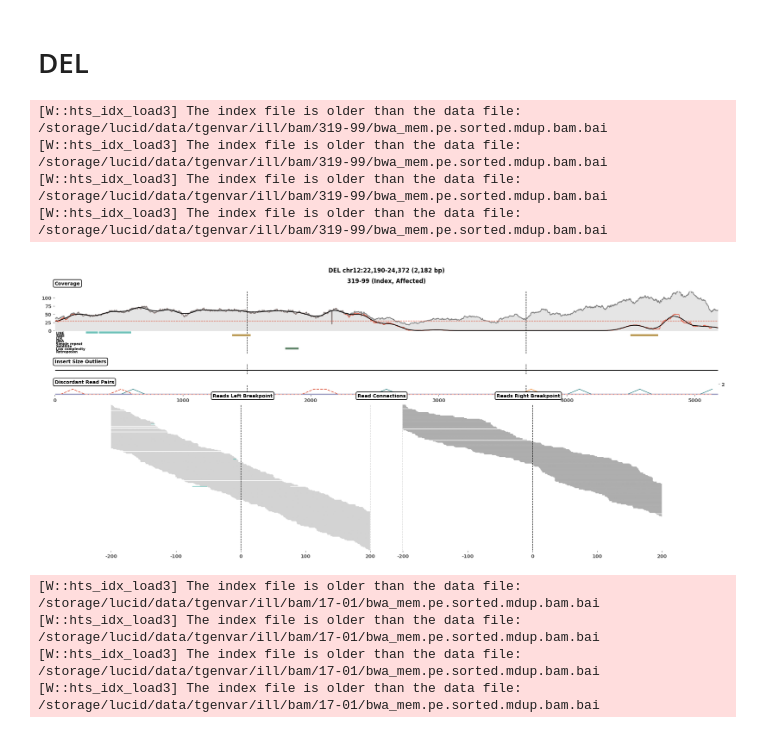
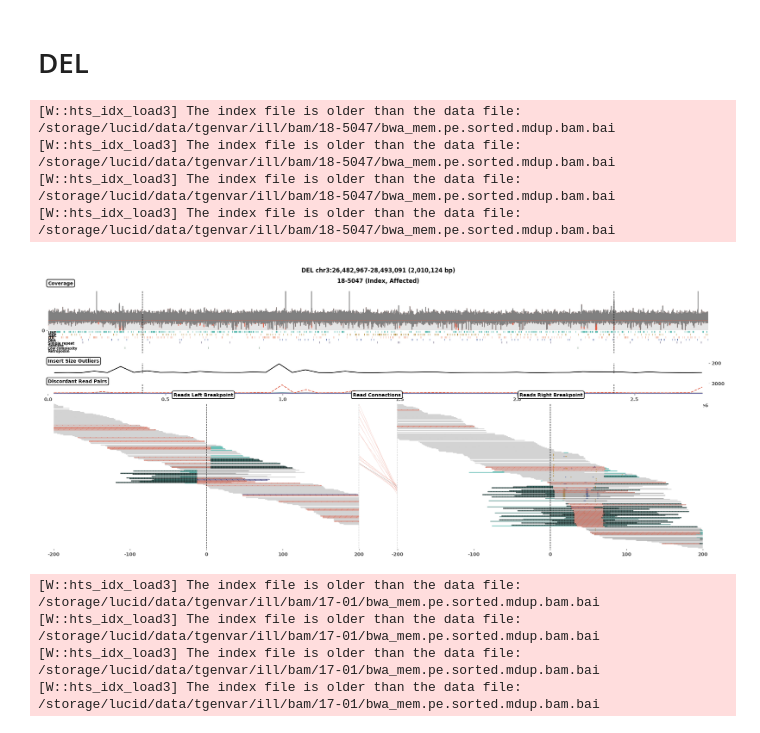
Before and after one commit to burgshrimps/cuban, a Jupyter notebook: sv-visualize.ipynb, the cells around one changed output. Cells and saved outputs as stored; diff of their text form; code cells hidden in the pictures.

```diff
--- a/sv-visualize.ipynb
+++ b/sv-visualize.ipynb
@@ -24,46 +24,46 @@ repeat_df = pd.read_csv(repeats, sep='\t')
 # %%
 # Region
 sv_type = 'DEL'
-chrom = 'chr12'
-start = 22190
-stop = 24372
+chrom = 'chr3'
+start = 26482967
+stop = 28493091
 sv_len = stop - start
 
 # Samples from cohort
-cohort_samples = {'319-99' : {'family_status' : 'index',
+cohort_samples = {'18-5047' : {'family_status' : 'index',
                              'disease_status' : 'affected',
                              'technology' : 'ill',
-                             'bam_name' : '/storage/lucid/data/tgenvar/ill/bam/319-99/bwa_mem.pe.sorted.mdup.bam',
+                             'bam_name' : '/storage/lucid/data/tgenvar/ill/bam/18-5047/bwa_mem.pe.sorted.mdup.bam',
                              'baseline_cov' : 30}}
 
 # Load baseline coverage for control samples
 with open('resources/baseline_cov_ill.json', 'r') as f:
     baseline_cov_ill = json.load(f)
 with open('resources/baseline_cov_pb.json', 'r') as f:
     baseline_cov_pb = json.load(f)
 
 # Samples from control
 control_samples = {'HG002 - Illumina' : {'family_status' : 'control',
                                           'disease_status' : 'unaffected',
                                           'technology' : 'ill',
                                           'bam_name' : '/storage/lucid/data/hgsvc/ill/bam/GRCh38.bwa_mem.pe.sorted.mdup.recal.bam',
                                           'baseline_cov' : baseline_cov_ill[chrom]},
                    'HG002 - PacBio HiFi' : {'family_status' : 'control',
                                              'disease_status' : 'unaffected',
                                              'technology' : 'pb',
                                              'bam_name' : '/storage/lucid/data/hgsvc/hifi/bam/HG002_GRCh38.haplotag.10x.bam',
                                              'baseline_cov' : baseline_cov_pb[chrom]}}
 
 samples = {**cohort_samples, **control_samples}
 
 cuban(cohort_samples, repeat_df, sv_type, chrom, start, stop,
       padding=1500, window=200, collapse_ins=False, sv_len=sv_len)
 # %% [output]
-[W::hts_idx_load3] The index file is older than the data file: /storage/lucid/data/tgenvar/ill/bam/319-99/bwa_mem.pe.sorted.mdup.bam.bai
-[W::hts_idx_load3] The index file is older than the data file: /storage/lucid/data/tgenvar/ill/bam/319-99/bwa_mem.pe.sorted.mdup.bam.bai
-[W::hts_idx_load3] The index file is older than the data file: /storage/lucid/data/tgenvar/ill/bam/319-99/bwa_mem.pe.sorted.mdup.bam.bai
-[W::hts_idx_load3] The index file is older than the data file: /storage/lucid/data/tgenvar/ill/bam/319-99/bwa_mem.pe.sorted.mdup.bam.bai
+[W::hts_idx_load3] The index file is older than the data file: /storage/lucid/data/tgenvar/ill/bam/18-5047/bwa_mem.pe.sorted.mdup.bam.bai
+[W::hts_idx_load3] The index file is older than the data file: /storage/lucid/data/tgenvar/ill/bam/18-5047/bwa_mem.pe.sorted.mdup.bam.bai
+[W::hts_idx_load3] The index file is older than the data file: /storage/lucid/data/tgenvar/ill/bam/18-5047/bwa_mem.pe.sorted.mdup.bam.bai
+[W::hts_idx_load3] The index file is older than the data file: /storage/lucid/data/tgenvar/ill/bam/18-5047/bwa_mem.pe.sorted.mdup.bam.bai
-[figure, old version]
+[figure, new version]
 # %%
 # Region
 sv_type = 'DEL'
```
Also changed, not shown: parts of 1 cell of this notebook.
